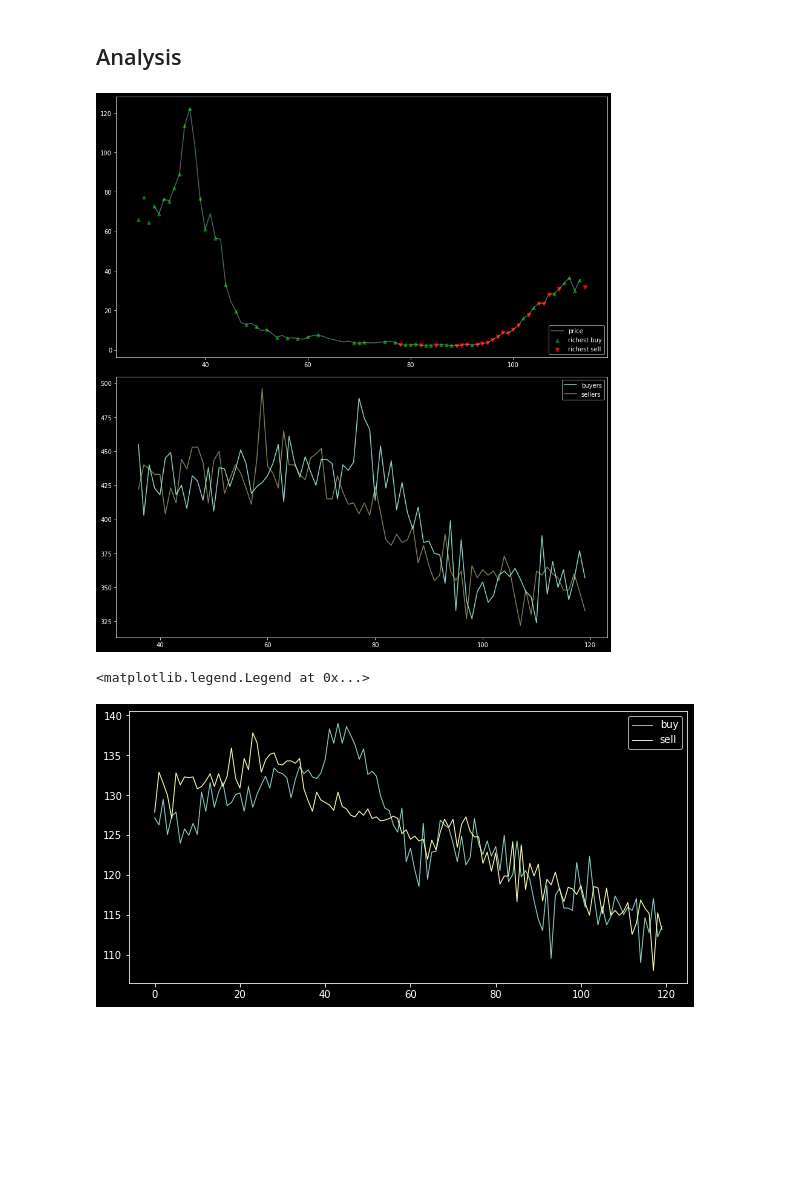
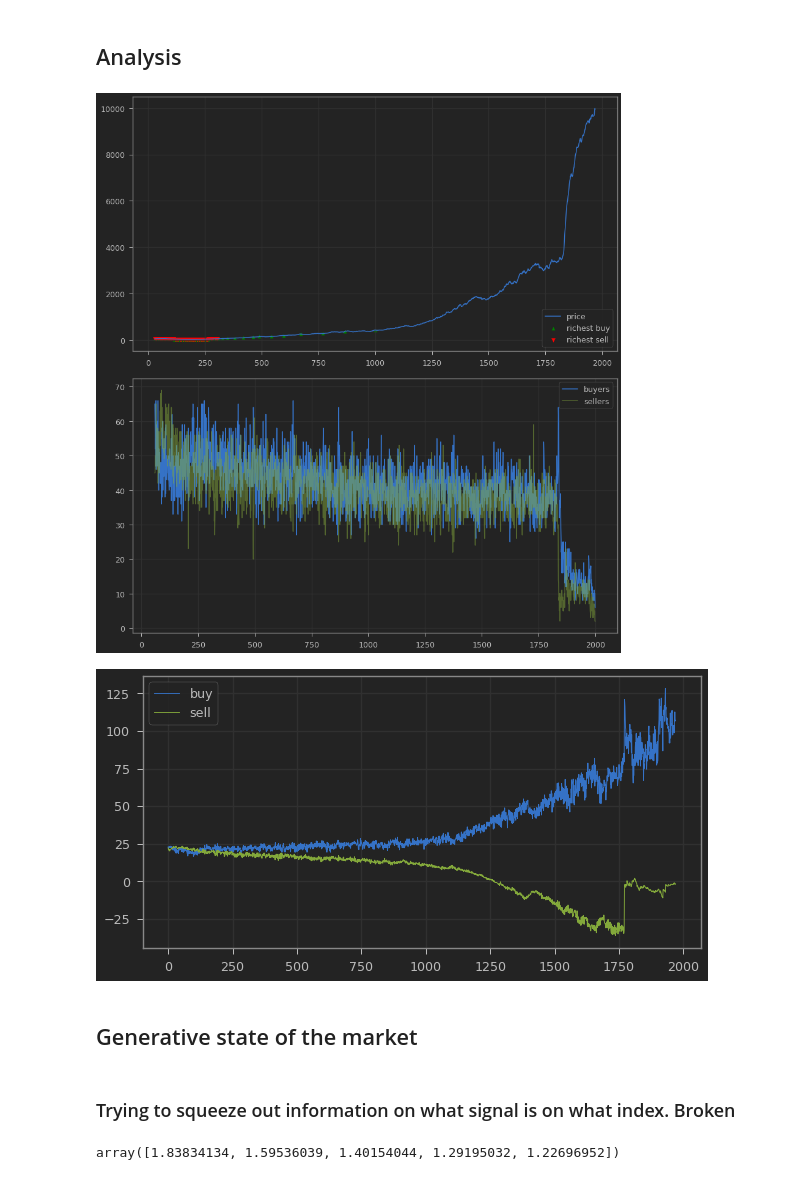
Before and after one commit to jaanerik/economic-life, a Jupyter notebook: GPU Market.ipynb, the cells around one changed output. Cells and saved outputs as stored; diff of their text form; code cells hidden in the pictures; blank space fills up the shorter version.

```diff
--- a/GPU Market.ipynb
+++ b/GPU Market.ipynb
@@ -6,6 +8,8 @@ import pandas as pd
 import numpy as np
 from market_gpu import Market, save_model, read_model, plot_market
 import matplotlib.pyplot as plt
-plt.style.use('dark_background')
+#plt.style.use('Solarize_Light2')
+from jupyterthemes import jtplot
+jtplot.style(theme='monokai', context='notebook', ticks=True, grid=True)
 %load_ext autoreload
 %autoreload 2
@@ -45,5 +70,4 @@ The autoreload extension is already loaded. To reload it, use:
 # %% [markdown]
 ## Analysis
 # %%
-m = Market(len_agents=1000)
-m.simulate_k_step(150)
+m = Market(len_agents=100, strats_per_agent=100)
@@ -50,14 +76,19 @@ m.simulate_k_step(150)
 # %%
-plot_market(
-    m, from_index=m.k2, to_index=len(m.price_history)-m.k2-m.k2,
-    price_alpha=0.5, richest_alpha=1)
+plot_market(m,from_index=0,to_index=1940,richest_alpha=1.)
 # %% [output]
-[figure, old version]
+[figure, new version]
 # %%
-plt.figure(figsize=(10,5))
+plt.figure(figsize=(10, 5))
 plt.plot(m.buy_strs[m.k2:10000], label='buy', linewidth=.9)
 plt.plot(m.sell_strs[m.k2:10000], label='sell', linewidth=.9)
-plt.legend(loc='best')
+plt.legend(loc='best');
 # %% [output]
-<matplotlib.legend.Legend at 0x...>
-[figure, old version]
+[figure, new version]
+# %% [markdown]
+## Generative state of the market
+# %% [markdown]
+### Trying to squeeze out information on what signal is on what index. Broken
+# %%
+means[:-1]/means[1:]
+# %% [output]
+array([1.83834134, 1.59536039, 1.40154044, 1.29195032, 1.22696952])
```
Also changed, not shown: parts of 41 cells of this notebook, 2 other files.
